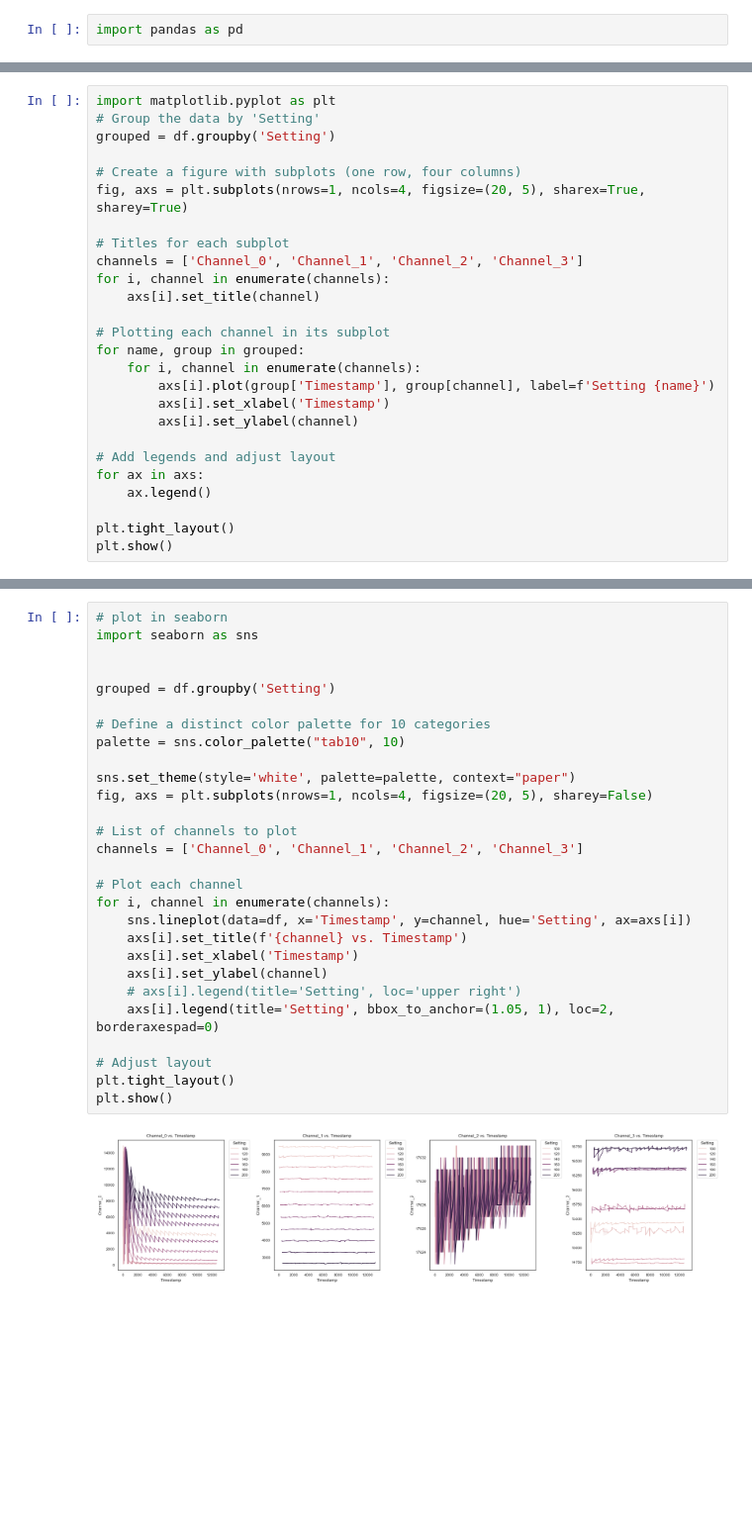
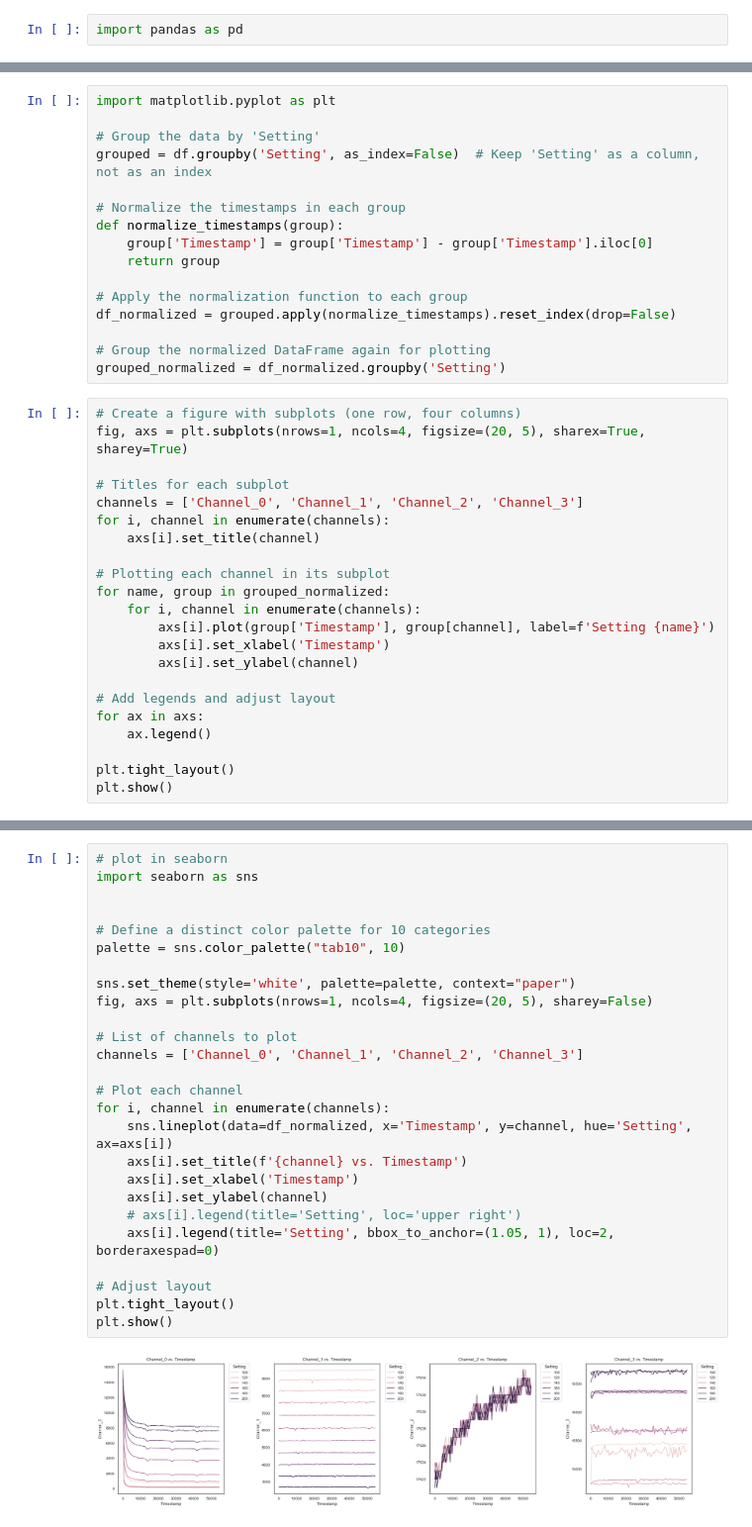
Before and after one commit to gavinlouuu-kpt/uom_explore, a Jupyter notebook: uom_explore_0.0.1.ipynb, the cells around one changed output, grey strips where cells are left out. Shown at 99% size. Saved outputs shown, nothing was run; the diff lists cells and outputs as text; blank space fills up the shorter version.

```diff
--- a/uom_explore_0.0.1.ipynb
+++ b/uom_explore_0.0.1.ipynb
@@ -27,8 +28,20 @@ FileChooser(path='D:\code\uom_explore\data', filename='', title='', show_hidden=
+# %%
+import matplotlib.pyplot as plt
+
+# Group the data by 'Setting'
+grouped = df.groupby('Setting', as_index=False)  # Keep 'Setting' as a column, not as an index
+
+# Normalize the timestamps in each group
+def normalize_timestamps(group):
+    group['Timestamp'] = group['Timestamp'] - group['Timestamp'].iloc[0]
+    return group
+
+# Apply the normalization function to each group
+df_normalized = grouped.apply(normalize_timestamps).reset_index(drop=False)
+
+# Group the normalized DataFrame again for plotting
+grouped_normalized = df_normalized.groupby('Setting')
 # %%
-import matplotlib.pyplot as plt
-# Group the data by 'Setting'
-grouped = df.groupby('Setting')
-
 # Create a figure with subplots (one row, four columns)
 fig, axs = plt.subplots(nrows=1, ncols=4, figsize=(20, 5), sharex=True, sharey=True)
 
@@ -38,7 +51,7 @@ for i, channel in enumerate(channels):
     axs[i].set_title(channel)
 
 # Plotting each channel in its subplot
-for name, group in grouped:
+for name, group in grouped_normalized:
     for i, channel in enumerate(channels):
         axs[i].plot(group['Timestamp'], group[channel], label=f'Setting {name}')
         axs[i].set_xlabel('Timestamp')
@@ -55,30 +68,28 @@ plt.show()
 # %%
 # plot in seaborn
 import seaborn as sns
 
-
-grouped = df.groupby('Setting')
 
 # Define a distinct color palette for 10 categories
 palette = sns.color_palette("tab10", 10)
 
 sns.set_theme(style='white', palette=palette, context="paper")
 fig, axs = plt.subplots(nrows=1, ncols=4, figsize=(20, 5), sharey=False)
 
 # List of channels to plot
 channels = ['Channel_0', 'Channel_1', 'Channel_2', 'Channel_3']
 
 # Plot each channel
 for i, channel in enumerate(channels):
-    sns.lineplot(data=df, x='Timestamp', y=channel, hue='Setting', ax=axs[i])
+    sns.lineplot(data=df_normalized, x='Timestamp', y=channel, hue='Setting', ax=axs[i])
     axs[i].set_title(f'{channel} vs. Timestamp')
     axs[i].set_xlabel('Timestamp')
     axs[i].set_ylabel(channel)
     # axs[i].legend(title='Setting', loc='upper right')
     axs[i].legend(title='Setting', bbox_to_anchor=(1.05, 1), loc=2, borderaxespad=0)
 
 # Adjust layout
 plt.tight_layout()
 plt.show()
 # %% [output]
-[figure, old version]
+[figure, new version]
```
Also changed, not shown: parts of 2 cells of this notebook.
